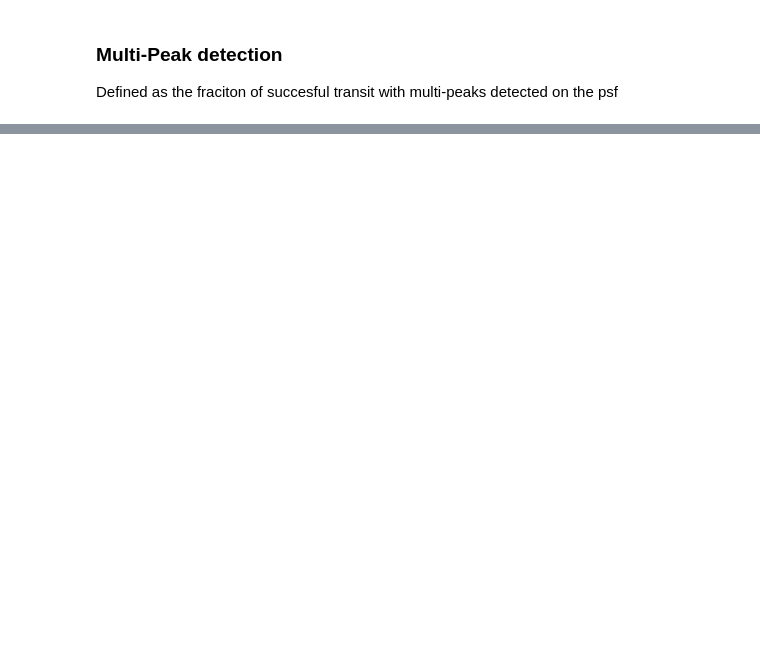
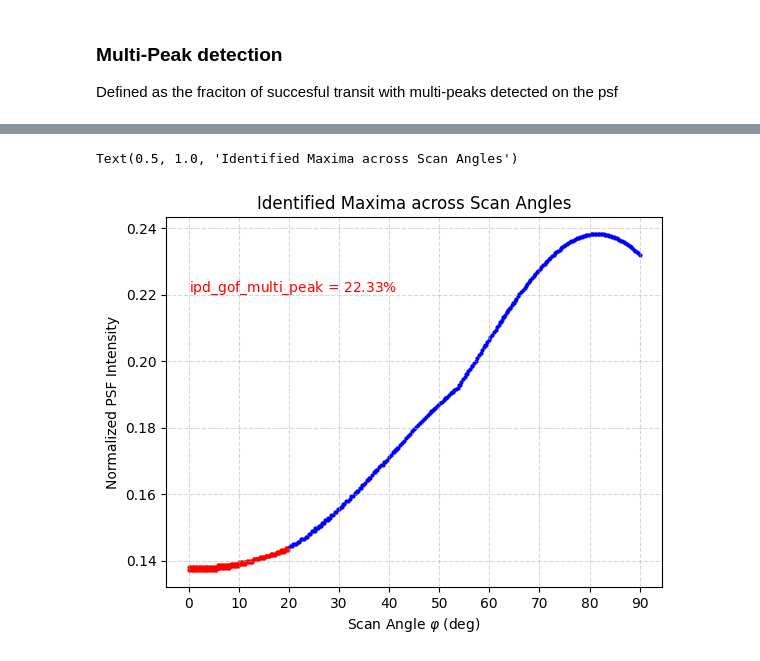
Before and after one commit to pietroferraiuolo/BINCAT, a Jupyter notebook: 03-psf-analysis.ipynb, the cells around one changed output, grey strips where cells are left out. Saved outputs shown, nothing was run; the diff lists cells and outputs as text; code cells hidden in the pictures; blank space fills up the shorter version.

```diff
--- a/03-psf-analysis.ipynb
+++ b/03-psf-analysis.ipynb
@@ -141,0 +87,14 @@ ut.display_psf(cube[0].psf_2d, mode='all')
+# %%
+figure()
+grid(alpha=0.5, linestyle='--')
+for max,phi in zip(maxima, phis):
+    scatter([phi]*len(max), [m[1] for m in max], color='red' if len(max) > 1 else 'blue', s=4)
+text(0,0.221, r'$\mathrm{ipd\_gof\_multi\_peak}$'+f' = {imp*100:.2f}%', color='red')
+xlabel(r'Scan Angle $\varphi$ (deg)')
+ylabel('Normalized PSF Intensity')
+yticks(np.arange(0.14, 0.25, 0.02))
+xticks(np.arange(0, 91, 10))
+title('Identified Maxima across Scan Angles')
+# %% [output]
+Text(0.5, 1.0, 'Identified Maxima across Scan Angles')
+[figure, added]
```
Also changed, not shown: parts of 10 cells of this notebook, 4 other files.
